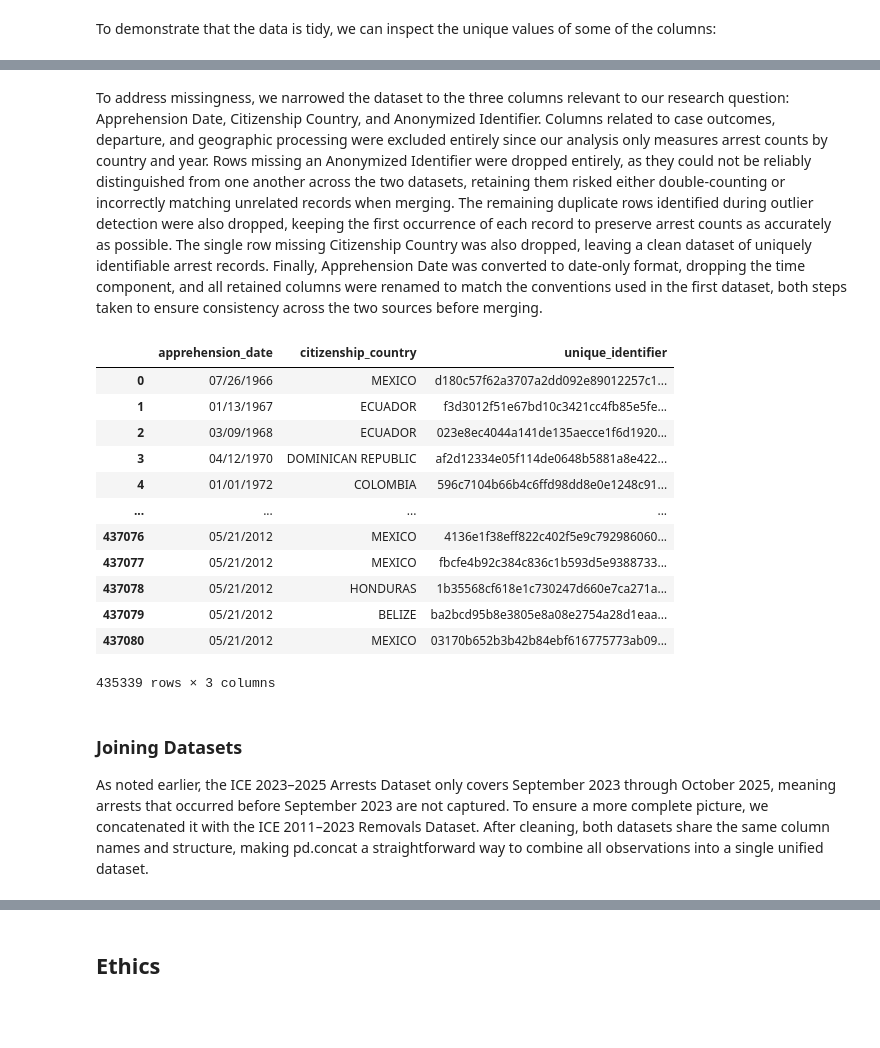
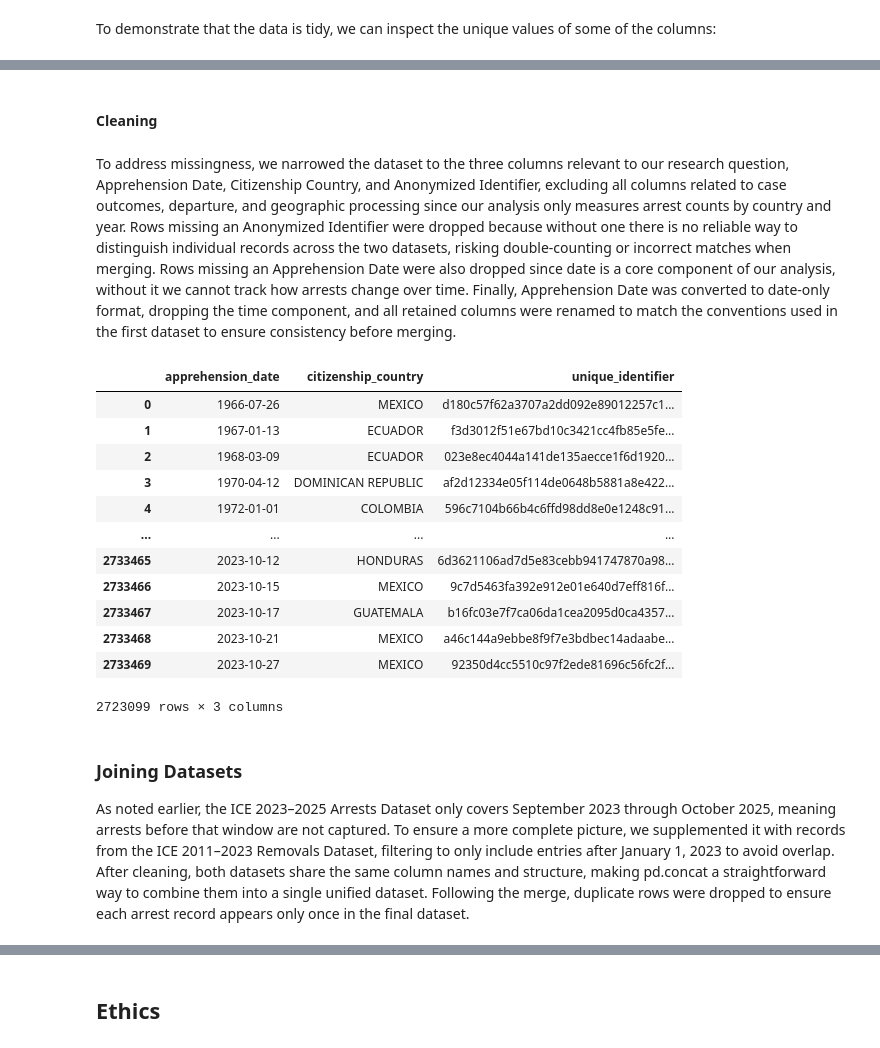
Before and after one commit to COGS108/Group109_WI26, a Jupyter notebook: 01-DataCheckpoint.ipynb, the cells around one changed output, grey strips where cells are left out. Saved outputs shown, nothing was run; the diff lists cells and outputs as text; code cells hidden in the pictures; blank space fills up the shorter version.

Commit message:
fix errors in dataset

```diff
--- a/01-DataCheckpoint.ipynb
+++ b/01-DataCheckpoint.ipynb
@@ -298,7 +290,7 @@ Dataset #2 provides the historical baseline (2011–2023), while Dataset #1 exte
 As you can see the above table belows is aleady tidy, each row is representing an individual observation and it is rectangular such that each variable measured is in a single column. You can allso check this trhough the tidyness check below
 # %%
 ## YOUR CODE TO LOAD/CLEAN/TIDY/WRANGLE THE DATA GOES HERE
-ice_removals_2011_2023 = pd.read_csv("data/00-raw/ice_removals_2011_2023.csv")
+ice_removals_2011_2023 = pd.read_csv("data/00-raw/ice_removals_2011_2023_min.csv")
 ice_removals_2011_2023.head()
 # %% [output]
 |  | Departure Date | Port of Departure | Departure Country | Case Status | Case Category | Final Order Yes No | ... |
@@ -370,31 +363,31 @@ Duplicated Values
+# %% [markdown]
+#### Cleaning
 # %% [markdown]
-To address missingness, we narrowed the dataset to the three columns relevant to our research question: Apprehension Date, Citizenship Country, and Anonymized Identifier. Columns related to case outcomes, departure, and geographic processing were excluded entirely since our analysis only measures arrest counts by country and year. Rows missing an Anonymized Identifier were dropped entirely, as they could not be reliably distinguished from one another across the two datasets, retaining them risked either double-counting or incorrectly matching unrelated records when merging. The remaining duplicate rows identified during outlier detection were also dropped, keeping the first occurrence of each record to preserve arrest counts as accurately as possible. The single row missing Citizenship Country was also dropped, leaving a clean dataset of uniquely identifiable arrest records. Finally, Apprehension Date was converted to date-only format, dropping the time component, and all retained columns were renamed to match the conventions used in the first dataset, both steps taken to ensure consistency across the two sources before merging.
+To address missingness, we narrowed the dataset to the three columns relevant to our research question, Apprehension Date, Citizenship Country, and Anonymized Identifier, excluding all columns related to case outcomes, departure, and geographic processing since our analysis only measures arrest counts by country and year. Rows missing an Anonymized Identifier were dropped because without one there is no reliable way to distinguish individual records across the two datasets, risking double-counting or incorrect matches when merging. Rows missing an Apprehension Date were also dropped since date is a core component of our analysis, without it we cannot track how arrests change over time. Finally, Apprehension Date was converted to date-only format, dropping the time component, and all retained columns were renamed to match the conventions used in the first dataset to ensure consistency before merging.
 # %%
-ice_removals_2011_2023_clean = ice_removals_2011_2023.drop_duplicates(keep='first')
-ice_removals_2011_2023_clean = ice_removals_2011_2023_clean.dropna(subset=['Citizenship Country','Anonymized Identifer'])
-ice_removals_2011_2023_clean = ice_removals_2011_2023_clean[['Apprehension Date','Citizenship Country','Anonymized Identifer']]
-ice_removals_2011_2023_clean['Apprehension Date'] = pd.to_datetime(ice_removals_2011_2023_clean['Apprehension Date']).dt.strftime('%#m/%#d/%Y')
+ice_removals_2011_2023_clean = ice_removals_2011_2023.dropna(subset=['Apprehension Date','Anonymized Identifer']).copy()
+ice_removals_2011_2023_clean['Apprehension Date'] = pd.to_datetime(ice_removals_2011_2023_clean['Apprehension Date']).dt.strftime('%Y-%m-%d')
 ice_removals_2011_2023_clean = ice_removals_2011_2023_clean.rename(columns={
     'Apprehension Date': 'apprehension_date',
     'Citizenship Country': 'citizenship_country',
     'Anonymized Identifer': 'unique_identifier'
 })
+ice_removals_2011_2023_clean = ice_removals_2011_2023_clean[['apprehension_date','citizenship_country','unique_identifier']]
 ice_removals_2011_2023_clean
 # %% [output]
 |  | apprehension_date | citizenship_country | unique_identifier |
-| 0 | 07/26/1966 | MEXICO | d180c57f62a3707a2dd092e89012257c1... |
-| 1 | 01/13/1967 | ECUADOR | f3d3012f51e67bd10c3421cc4fb85e5fe... |
-| 2 | 03/09/1968 | ECUADOR | 023e8ec4044a141de135aecce1f6d1920... |
-| 3 | 04/12/1970 | DOMINICAN REPUBLIC | af2d12334e05f114de0648b5881a8e422... |
-| 4 | 01/01/1972 | COLOMBIA | 596c7104b66b4c6ffd98dd8e0e1248c91... |
+| 0 | 1966-07-26 | MEXICO | d180c57f62a3707a2dd092e89012257c1... |
+| 1 | 1967-01-13 | ECUADOR | f3d3012f51e67bd10c3421cc4fb85e5fe... |
+| 2 | 1968-03-09 | ECUADOR | 023e8ec4044a141de135aecce1f6d1920... |
+| 3 | 1970-04-12 | DOMINICAN REPUBLIC | af2d12334e05f114de0648b5881a8e422... |
+| 4 | 1972-01-01 | COLOMBIA | 596c7104b66b4c6ffd98dd8e0e1248c91... |
 | ... | ... | ... | ... |
-| 437076 | 05/21/2012 | MEXICO | 4136e1f38eff822c402f5e9c792986060... |
-| 437077 | 05/21/2012 | MEXICO | fbcfe4b92c384c836c1b593d5e9388733... |
-| 437078 | 05/21/2012 | HONDURAS | 1b35568cf618e1c730247d660e7ca271a... |
-| 437079 | 05/21/2012 | BELIZE | ba2bcd95b8e3805e8a08e2754a28d1eaa... |
-| 437080 | 05/21/2012 | MEXICO | 03170b652b3b42b84ebf616775773ab09... |
+| 2733465 | 2023-10-12 | HONDURAS | 6d3621106ad7d5e83cebb941747870a98... |
+| 2733466 | 2023-10-15 | MEXICO | 9c7d5463fa392e912e01e640d7eff816f... |
+| 2733467 | 2023-10-17 | GUATEMALA | b16fc03e7f7ca06da1cea2095d0ca4357... |
+| 2733468 | 2023-10-21 | MEXICO | a46c144a9ebbe8f9f7e3bdbec14adaabe... |
+| 2733469 | 2023-10-27 | MEXICO | 92350d4cc5510c97f2ede81696c56fc2f... |
-435339 rows × 3 columns
+2723099 rows × 3 columns
 # %% [markdown]
 ### Joining Datasets
-
-As noted earlier, the ICE 2023–2025 Arrests Dataset only covers September 2023 through October 2025, meaning arrests that occurred before September 2023 are not captured. To ensure a more complete picture, we concatenated it with the ICE 2011–2023 Removals Dataset. After cleaning, both datasets share the same column names and structure, making pd.concat a straightforward way to combine all observations into a single unified dataset.
+As noted earlier, the ICE 2023–2025 Arrests Dataset only covers September 2023 through October 2025, meaning arrests before that window are not captured. To ensure a more complete picture, we supplemented it with records from the ICE 2011–2023 Removals Dataset, filtering to only include entries after January 1, 2023 to avoid overlap. After cleaning, both datasets share the same column names and structure, making pd.concat a straightforward way to combine them into a single unified dataset. Following the merge, duplicate rows were dropped to ensure each arrest record appears only once in the final dataset.
```
Also changed, not shown: parts of 25 cells of this notebook.
